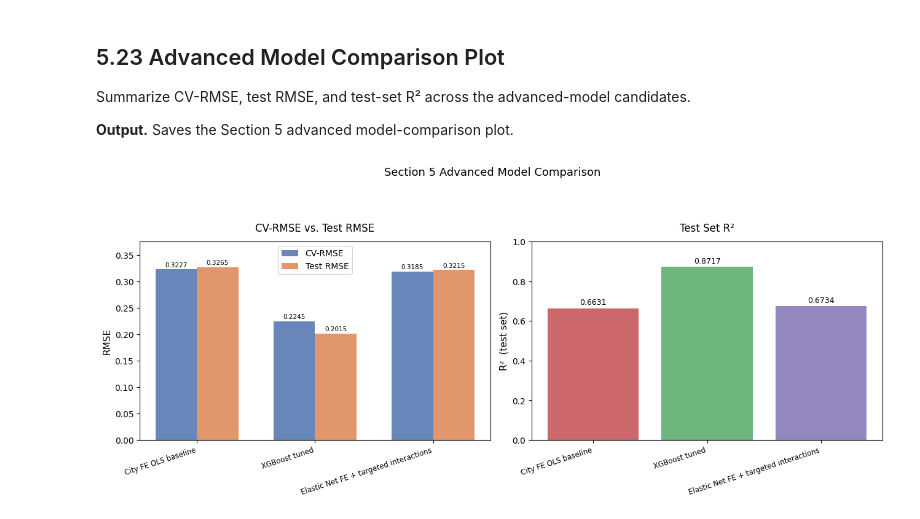
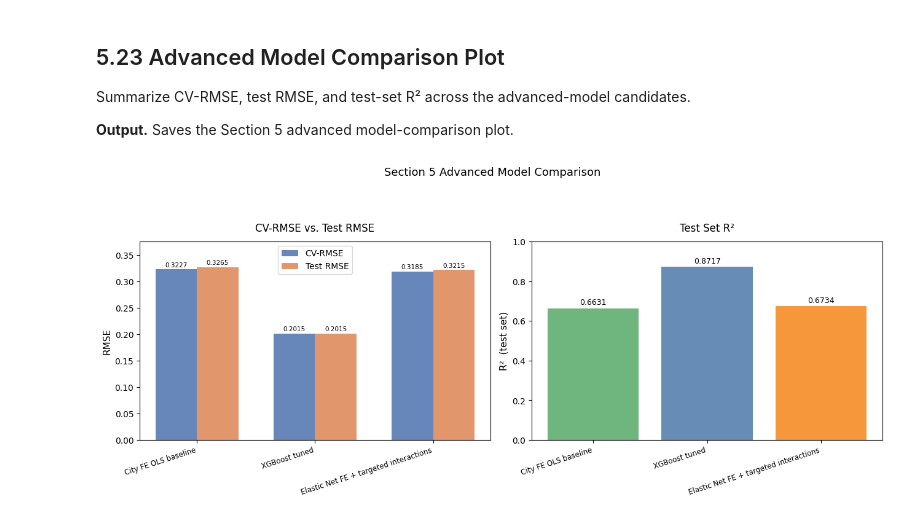
Before and after one commit to ShenghaoXue/MATH-189-Project-SP26, a Jupyter notebook: section5_advanced.ipynb, the cells around one changed output. Saved outputs shown, nothing was run; the diff lists cells and outputs as text; code cells hidden in the pictures.

Commit message:
Changed plot colors for consistency.

```diff
--- a/section5_advanced.ipynb
+++ b/section5_advanced.ipynb
@@ -402,13 +402,13 @@ model_tuned = XGBRegressor(**study.best_params, random_state=RANDOM_STATE, n_job
 model_tuned.fit(X_train, y_train)
 
 pred_tuned = model_tuned.predict(X_test)
-mse_tuned = mean_squared_error(y_test, pred_tuned)
+rmse_tuned = root_mean_squared_error(y_test, pred_tuned)
 r2_tuned = r2_score(y_test, pred_tuned)
 
 print(f"{'Model':<22} {'Test RMSE':>10}  {'Test R²':>8}")
 print("-" * 44)
-print(f"{'Baseline XGBoost':<22} {np.sqrt(mse):>10.4f}  {r2:>8.4f}")
-print(f"{'Tuned XGBoost':<22} {np.sqrt(mse_tuned):>10.4f}  {r2_tuned:>8.4f}")
+print(f"{'Baseline XGBoost':<22} {rmse:>10.4f}  {r2:>8.4f}")
+print(f"{'Tuned XGBoost':<22} {rmse_tuned:>10.4f}  {r2_tuned:>8.4f}")
 # %% [output]
 Model                   Test RMSE   Test R²
 --------------------------------------------
@@ -828,7 +828,7 @@ baseline_cv_scores = cross_val_score(
 baseline_cv_rmse = float(-baseline_cv_scores.mean())
 baseline_city_fe_pipe.fit(X_train_raw_enet, y_train_enet)
 baseline_test_pred = baseline_city_fe_pipe.predict(X_test_raw_enet)
-baseline_test_rmse = float(np.sqrt(mean_squared_error(y_test_enet, baseline_test_pred)))
+baseline_test_rmse = float(root_mean_squared_error(y_test_enet, baseline_test_pred))
 baseline_test_r2 = float(r2_score(y_test_enet, baseline_test_pred))
 
 enet_search = GridSearchCV(
@@ -844,7 +844,7 @@ enet_search.fit(X_train_raw_enet, y_train_enet)
 best_enet = enet_search.best_estimator_
 enet_test_pred = best_enet.predict(X_test_raw_enet)
 enet_cv_rmse = float(-enet_search.best_score_)
-enet_test_rmse = float(np.sqrt(mean_squared_error(y_test_enet, enet_test_pred)))
+enet_test_rmse = float(root_mean_squared_error(y_test_enet, enet_test_pred))
 enet_test_r2 = float(r2_score(y_test_enet, enet_test_pred))
 
 enet_feature_names = best_enet.named_steps["features"].get_feature_names_out()
@@ -860,8 +860,8 @@ enet_coef_df = (
 
 elastic_net_summary = pd.DataFrame({
     "Model": ["City FE OLS baseline", "XGBoost tuned", "Elastic Net FE + targeted interactions"],
-    "CV-RMSE": [baseline_cv_rmse, study.best_value, enet_cv_rmse],
-    "Test RMSE": [baseline_test_rmse, np.sqrt(mse_tuned), enet_test_rmse],
+    "CV-RMSE": [baseline_cv_rmse, rmse_tuned, enet_cv_rmse],
+    "Test RMSE": [baseline_test_rmse, rmse_tuned, enet_test_rmse],
     "Test R²": [baseline_test_r2, r2_tuned, enet_test_r2],
     "alpha": [np.nan, np.nan, enet_search.best_params_["model__alpha"]],
     "l1_ratio": [np.nan, np.nan, enet_search.best_params_["model__l1_ratio"]],
@@ -979,37 +979,37 @@ for bar in [*bars_cv, *bars_test]:
         bar.get_x() + bar.get_width() / 2,
         bar.get_height() + 0.003,
         f"{bar.get_height():.4f}",
         ha="center",
         va="bottom",
         fontsize=7.5,
     )
 
 ax2 = axes[1]
-r2_colors = [
-    "#55a868" if r == elastic_net_summary["Test R²"].max()
-    else "#c44e52" if r == elastic_net_summary["Test R²"].min()
-    else "#8172b3"
-    for r in elastic_net_summary["Test R²"]
-]
+r2_color_map = {
+    "City FE OLS baseline": "#55a868",
+    "XGBoost tuned": "#4c78a8",
+    "Elastic Net FE + targeted interactions": "#f58518",
+}
+r2_colors = [r2_color_map[label] for label in model_labels]
 bars_r2 = ax2.bar(x, elastic_net_summary["Test R²"], color=r2_colors, alpha=0.85)
 ax2.set_xticks(x)
 ax2.set_xticklabels(model_labels, rotation=18, ha="right", fontsize=8.5)
 ax2.set_ylabel("R²  (test set)", fontsize=11)
 ax2.set_title("Test Set R²", fontsize=12, pad=12)
 ax2.set_ylim(0, 1.0)
 for bar in bars_r2:
     ax2.text(
         bar.get_x() + bar.get_width() / 2,
         bar.get_height() + 0.01,
         f"{bar.get_height():.4f}",
         ha="center",
         va="bottom",
         fontsize=9,
     )
 
 plt.suptitle("Section 5 Advanced Model Comparison", fontsize=13, y=1.02)
 plt.tight_layout(rect=[0, 0, 1, 0.94])
 plt.savefig("plots/section5_PlotComparison1_advancedModels.png", dpi=300, bbox_inches="tight")
 plt.show()
 # %% [output]
-[figure, old version]
+[figure, new version]
```
Also changed, not shown: parts of 2 cells of this notebook, 3 other files.
